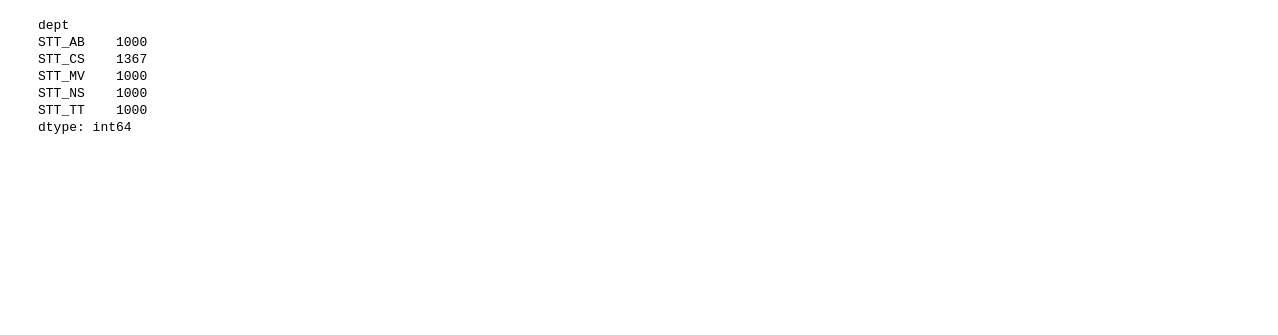
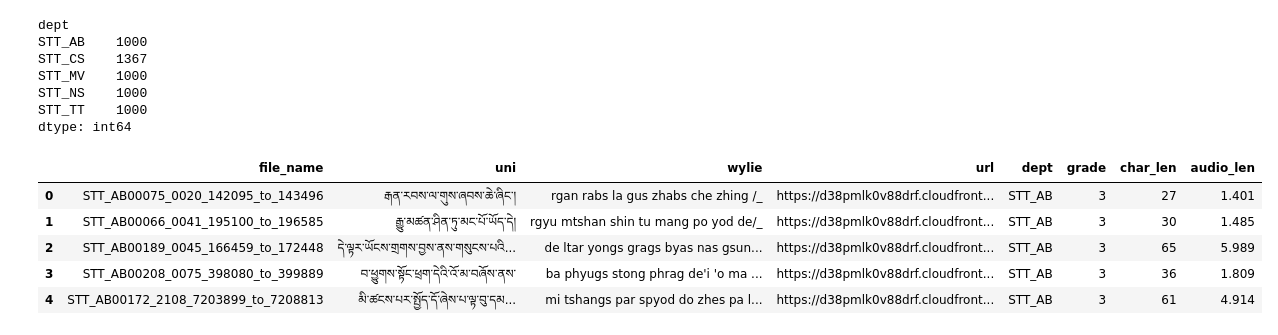
Before and after one commit to OpenPecha/stt-combine-datasets, a Jupyter notebook: 05_benchmark.ipynb, the cells around one changed output. Drawn from its saved outputs; the diff is of its cells as text; code cells hidden in the pictures; blank space fills up the shorter version.

```diff
--- a/05_benchmark.ipynb
+++ b/05_benchmark.ipynb
@@ -355,3 +355,19 @@ STT_TT    1000
 dtype: int64
 # %%
 benchmarks.to_csv('05_benchmarks.tsv', sep='\t', index=False)
+# %%
+import pandas as pd
+
+df = pd.read_csv('05_benchmarks.tsv', sep='\t')
+# %%
+df['file_name'] = df['file_name'].map(lambda x: x.replace(".wav", ""))
+df['file_name'] = df['file_name'].map(lambda x: x.replace(".mp3", ""))
+# %%
+df.head()
+# %% [output]
+|  | file_name | uni | wylie | url | dept | grade | char_len | audio_len |
+| 0 | STT_AB00075_0020_142095_to_143496 | རྒན་རབས་ལ་གུས་ཞབས་ཆེ་ཞིང་། | rgan rabs la gus zhabs che zhing /_ | https://d38pmlk0v88drf.cloudfront... | STT_AB | 3 | 27 | 1.401 |
+| 1 | STT_AB00066_0041_195100_to_196585 | རྒྱུ་མཚན་ཤིན་ཏུ་མང་པོ་ཡོད་དེ། | rgyu mtshan shin tu mang po yod de/_ | https://d38pmlk0v88drf.cloudfront... | STT_AB | 3 | 30 | 1.485 |
+| 2 | STT_AB00189_0045_166459_to_172448 | དེ་ལྟར་ཡོངས་གྲགས་བྱས་ནས་གསུངས་པའི... | de ltar yongs grags byas nas gsun... | https://d38pmlk0v88drf.cloudfront... | STT_AB | 3 | 65 | 5.989 |
+| 3 | STT_AB00208_0075_398080_to_399889 | བ་ཕྱུགས་སྟོང་ཕྲག་དེའི་འོ་མ་བཞོས་ནས་ | ba phyugs stong phrag de'i 'o ma ... | https://d38pmlk0v88drf.cloudfront... | STT_AB | 3 | 36 | 1.809 |
+| 4 | STT_AB00172_2108_7203899_to_7208813 | མི་ཚངས་པར་སྤྱོད་དོ་ཞེས་པ་ལྟ་བུ་དམ... | mi tshangs par spyod do zhes pa l... | https://d38pmlk0v88drf.cloudfront... | STT_AB | 3 | 61 | 4.914 |
```
Also changed, not shown: parts of 1 cell of this notebook, 3 other files.
